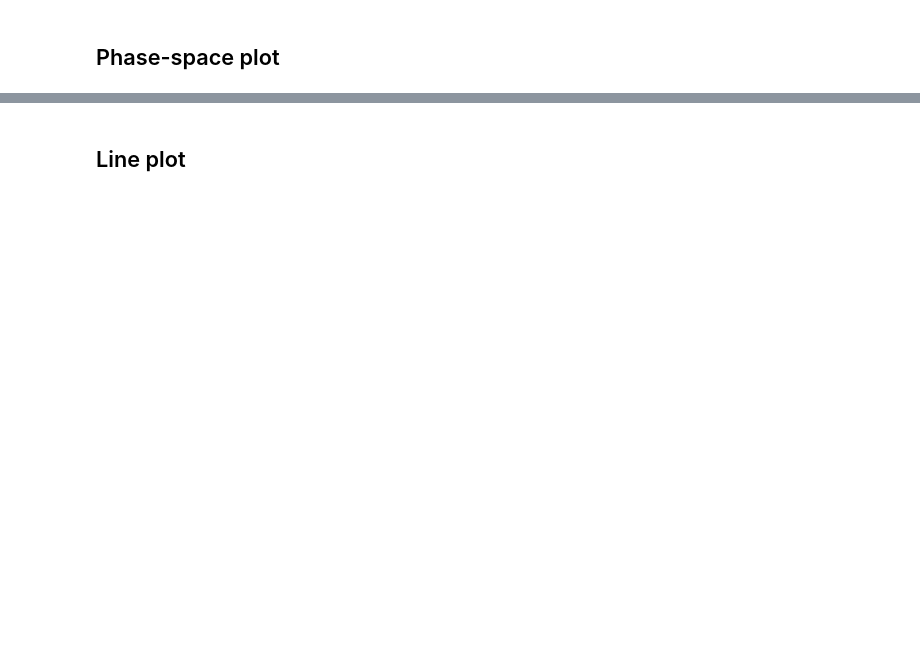
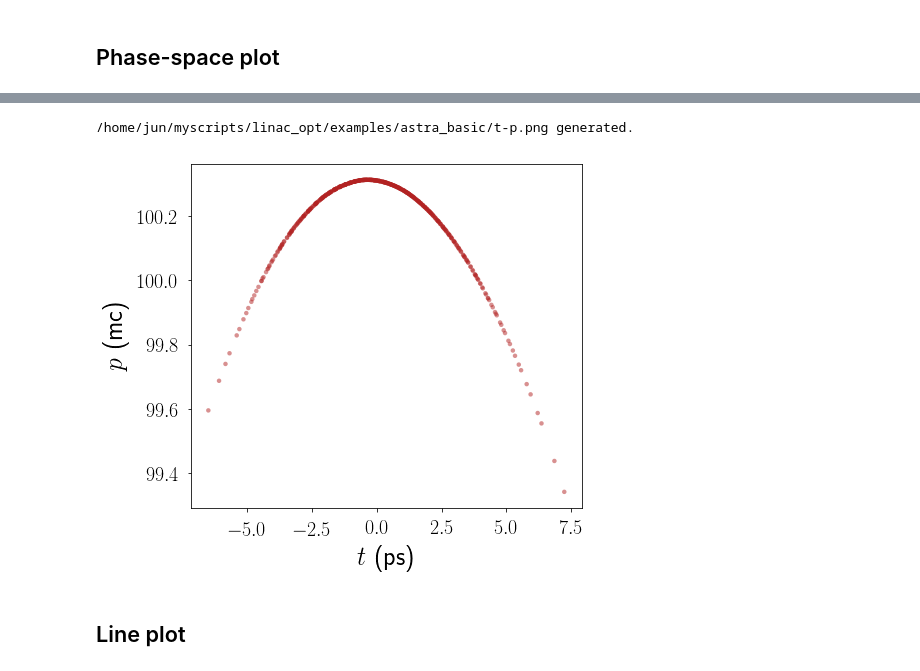
Before and after one commit to zhujun98/linacopt, a Jupyter notebook: LinacOpt Tutorial.ipynb, the cells around one changed output, grey strips where cells are left out. Cells and saved outputs as stored; diff of their text form; code cells hidden in the pictures; blank space fills up the shorter version.

```diff
--- a/LinacOpt Tutorial.ipynb
+++ b/LinacOpt Tutorial.ipynb
@@ -215,3 +234,12 @@ p1.plot('t', 'p', x_unit='ps', y1_unit='A', bins_2d=500, sigma_2d=5)
+# %%
+p1.plot('t', 'p', x_unit='ps', y1_unit='A', bins_2d=500, sigma_2d=5, output='t-p', dpi=600)
+# %% [output]
+/home/jun/myscripts/linac_opt/examples/astra_basic/t-p.png generated.
+# %%
+p1.plot('t', 'p', special=False, x_unit='ps', y1_unit='A', density_plot=False,
+        marker_color='firebrick', marker_size=20, alpha=0.5)
+# %% [output]
+[figure, added]
 # %% [markdown]
 ## Line plot
 # %%
```
Also changed, not shown: parts of 16 cells of this notebook.
